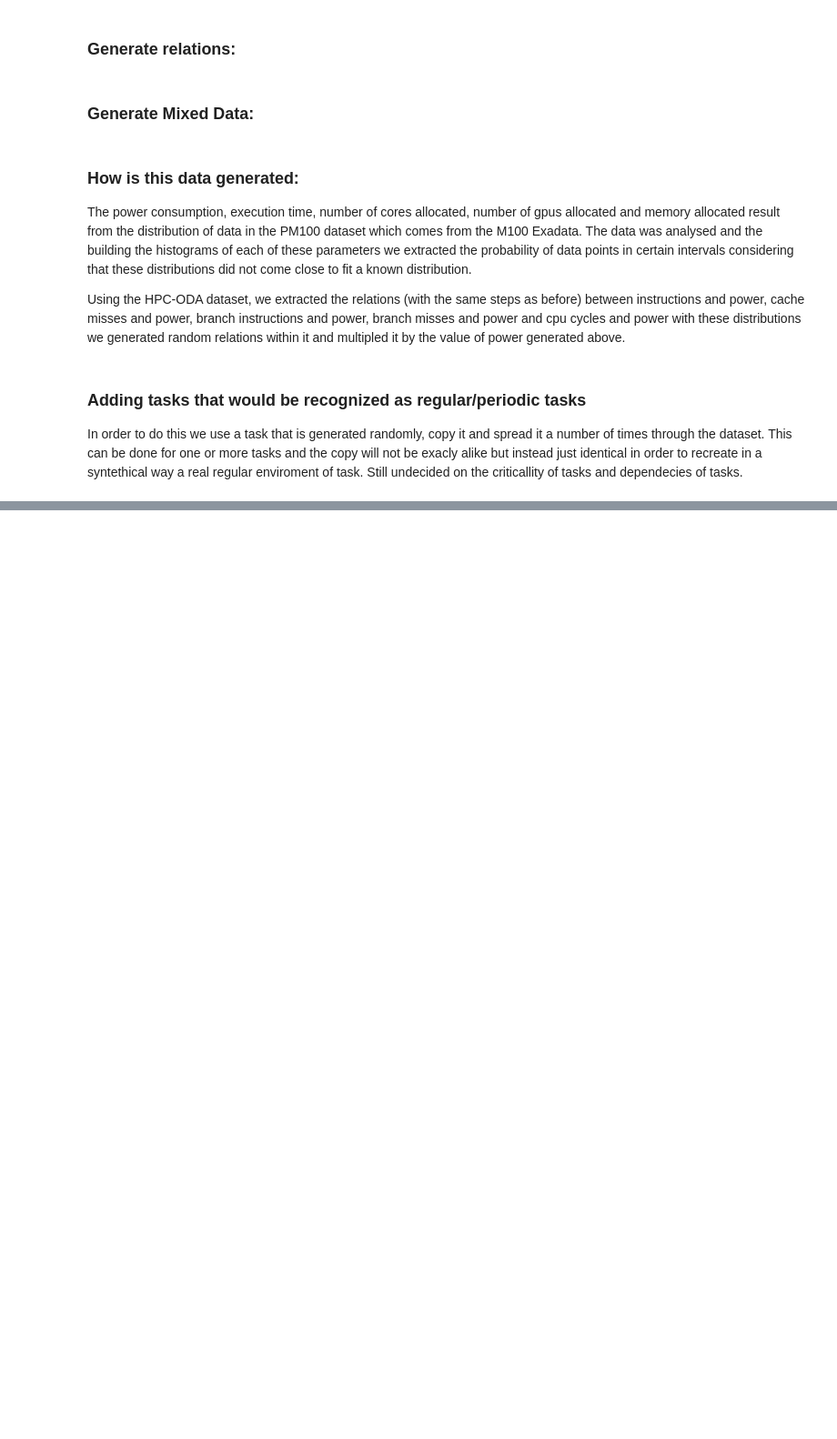
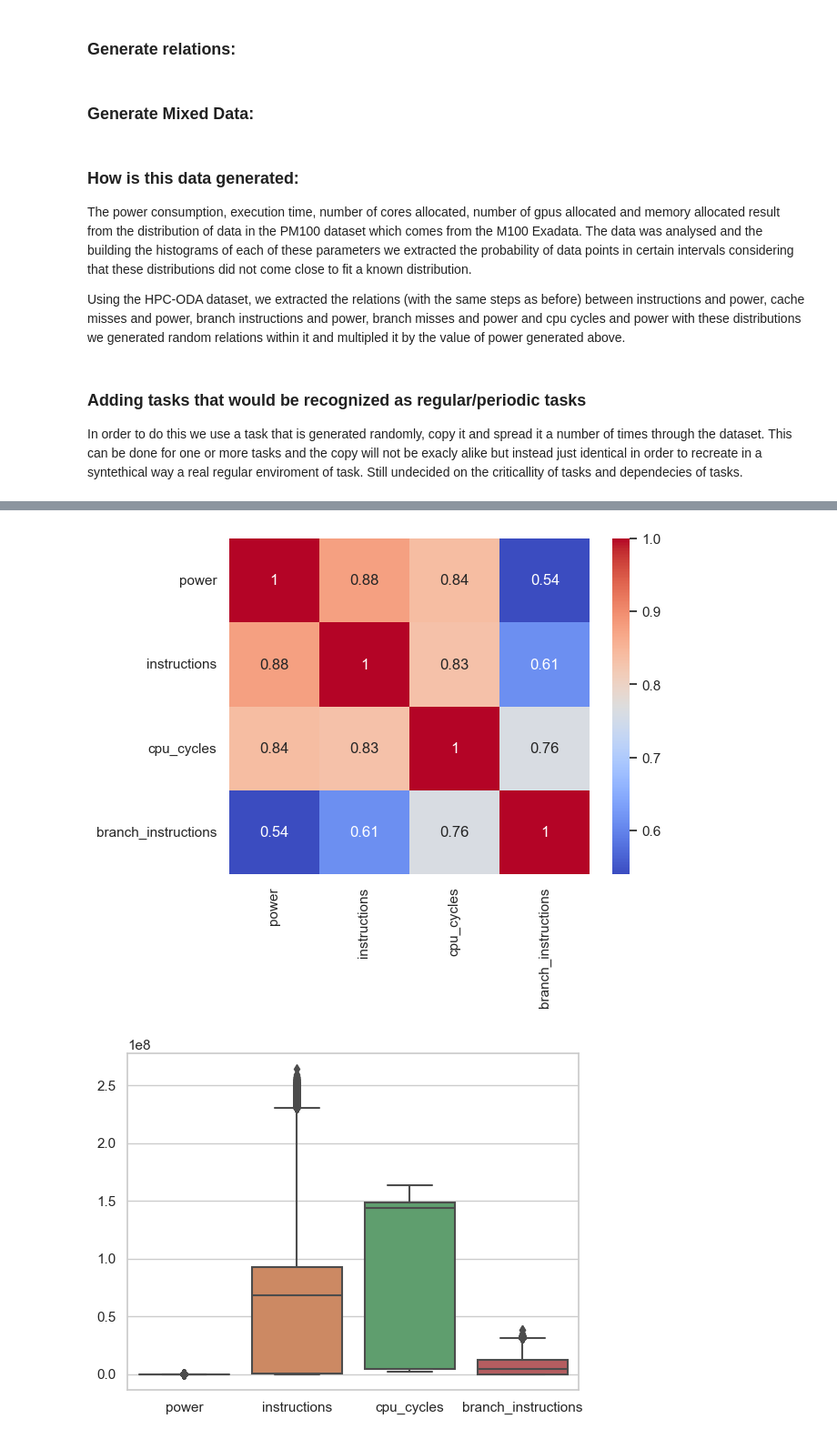
Before and after one commit to NFilCarv/HPC-Synthetic_dataset, a Jupyter notebook: Data generation function.ipynb, the cells around one changed output, grey strips where cells are left out. Shown at 91% size. Cells and saved outputs as stored; diff of their text form; code cells hidden in the pictures; blank space fills up the shorter version.

```diff
--- a/Data generation function.ipynb
+++ b/Data generation function.ipynb
@@ -976,0 +1183,33 @@ In order to do this we use a task that is generated randomly, copy it and spread
+# %%
+import numpy as np
+import pandas as pd
+import seaborn as sns
+import matplotlib.pyplot as plt
+
+power = np.array(power)
+##cache_misses = np.array(cache_misses)
+instructions = np.array(instructions)
+cpu_cycles = np.array(cpu_cycles)
+branch_instructions = np.array(branch_instructions)
+##branch_misses = np.array(branch_misses)
+
+all_arrays = np.column_stack([power, instructions, cpu_cycles, branch_instructions])
+df = pd.DataFrame(all_arrays, columns=['power', 'instructions', 'cpu_cycles', 'branch_instructions'])
+
+# Save DataFrame to Parquet file
+df.to_parquet('igl.parquet', engine='pyarrow')
+
+# Load the Parquet file
+df = pd.read_parquet('igl.parquet', engine='pyarrow')
+
+# Calculate and plot correlation matrix
+corr_matrix = df.corr()
+sns.heatmap(corr_matrix, annot=True, cmap='coolwarm')
+plt.show()
+
+# Plot boxplot
+sns.boxplot(data=df[['power', 'instructions', 'cpu_cycles', 'branch_instructions']])
+plt.show()
+# %% [output]
+[figure, added]
+[figure, added]
```
Also changed, not shown: parts of 32 cells of this notebook, 1 other file.
